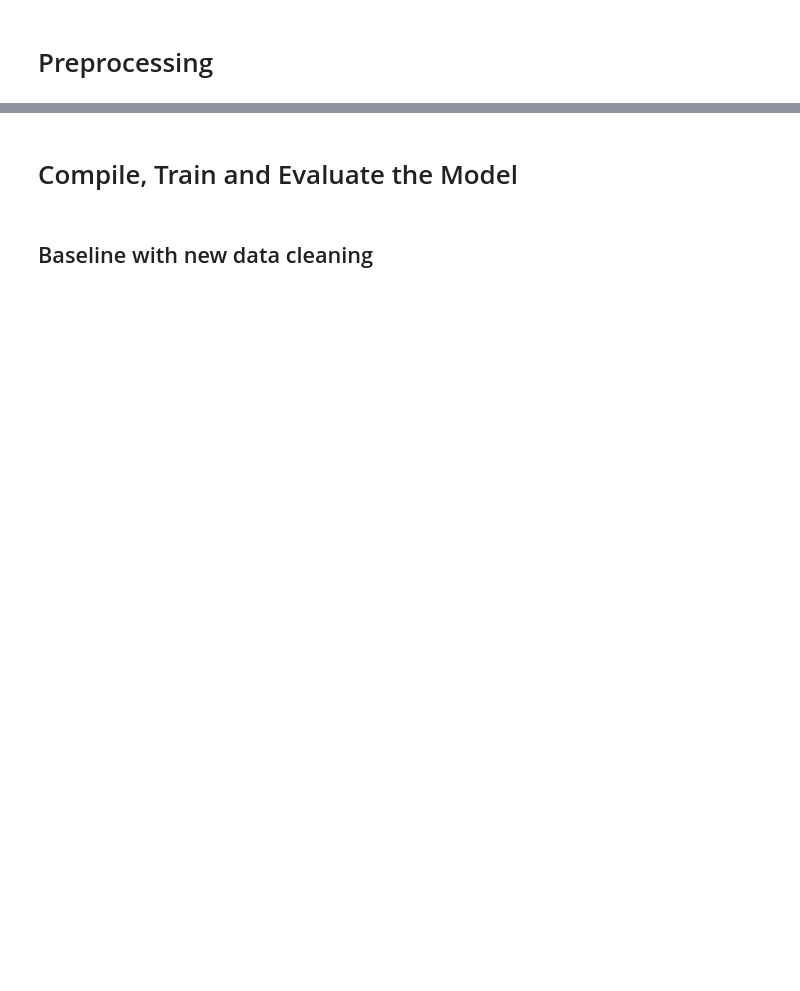
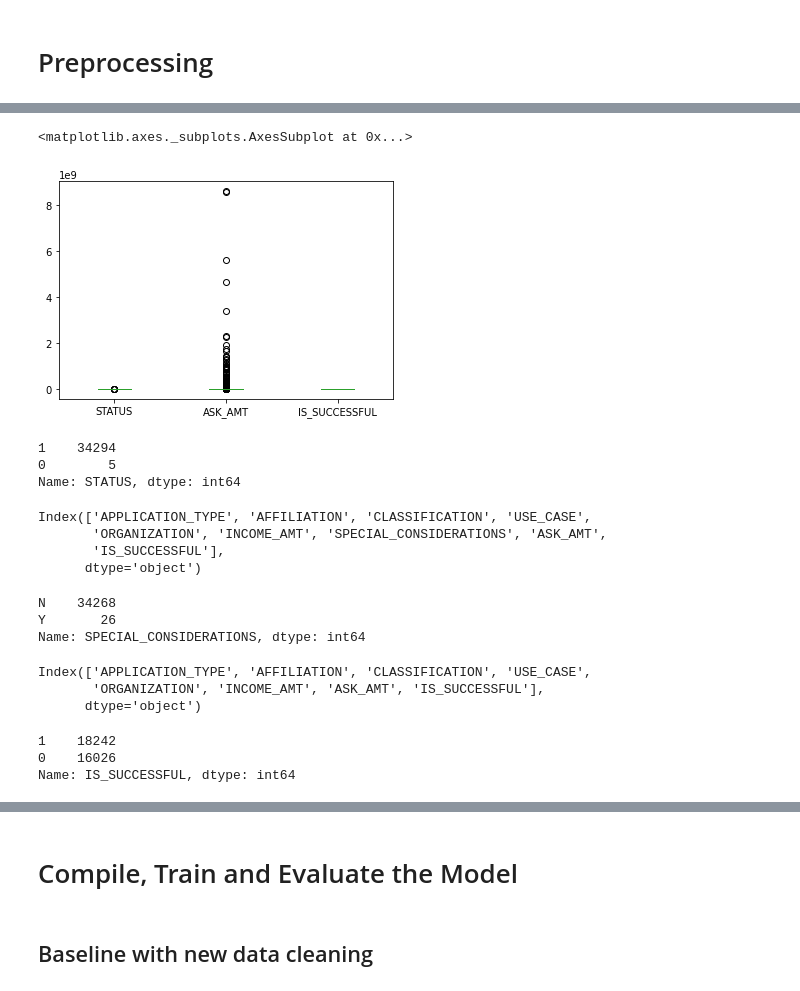
Before and after one commit to serenaremlang/deep-learning-challenge, a Jupyter notebook: AlphabetSoupCharity_Optimzation.ipynb, the cells around one changed output, grey strips where cells are left out. Cells and saved outputs as stored; diff of their text form; code cells hidden in the pictures; blank space fills up the shorter version.

```diff
--- a/AlphabetSoupCharity_Optimzation.ipynb
+++ b/AlphabetSoupCharity_Optimzation.ipynb
@@ -66,4 +111,46 @@ application_df['CLASSIFICATION'].value_counts()
 # %%
-# Look to see if any outliers in `ASK_AMT`
+# Look to see if any outliers
+application_df.plot.box(['ASK_AMT'])
+# %% [output]
+<matplotlib.axes._subplots.AxesSubplot at 0x...>
+[figure, added]
 # %%
 # See distribution for `STATUS` and `SPECIAL_CONSIDERATIONS`
+application_df['STATUS'].value_counts()
+# %% [output]
+1    34294
+0        5
+Name: STATUS, dtype: int64
+# %%
+# Based on the above, groups wtih status 0 are outliers. Drop these rows and remove this column
+application_df = application_df.drop(application_df[application_df.STATUS ==0].index)
+application_df = application_df.drop(['STATUS'], axis='columns')
+application_df.columns
+# %% [output]
+Index(['APPLICATION_TYPE', 'AFFILIATION', 'CLASSIFICATION', 'USE_CASE',
+       'ORGANIZATION', 'INCOME_AMT', 'SPECIAL_CONSIDERATIONS', 'ASK_AMT',
+       'IS_SUCCESSFUL'],
+      dtype='object')
+# %%
+# See distribution for `SPECIAL_CONSIDERATIONS`
+application_df['SPECIAL_CONSIDERATIONS'].value_counts()
+# %% [output]
+N    34268
+Y       26
+Name: SPECIAL_CONSIDERATIONS, dtype: int64
+# %%
+# Based on the above, groups wtih special considerations Y are outliers. Drop these rows and remove this column
+application_df = application_df.drop(application_df[application_df.SPECIAL_CONSIDERATIONS =='Y'].index)
+application_df = application_df.drop(['SPECIAL_CONSIDERATIONS'], axis='columns')
+application_df.columns
+# %% [output]
+Index(['APPLICATION_TYPE', 'AFFILIATION', 'CLASSIFICATION', 'USE_CASE',
+       'ORGANIZATION', 'INCOME_AMT', 'ASK_AMT', 'IS_SUCCESSFUL'],
+      dtype='object')
+# %%
+# Determine if Dataset is balanced.
+application_df['IS_SUCCESSFUL'].value_counts()
+# %% [output]
+1    18242
+0    16026
+Name: IS_SUCCESSFUL, dtype: int64
```
Also changed, not shown: parts of 40 cells of this notebook.
